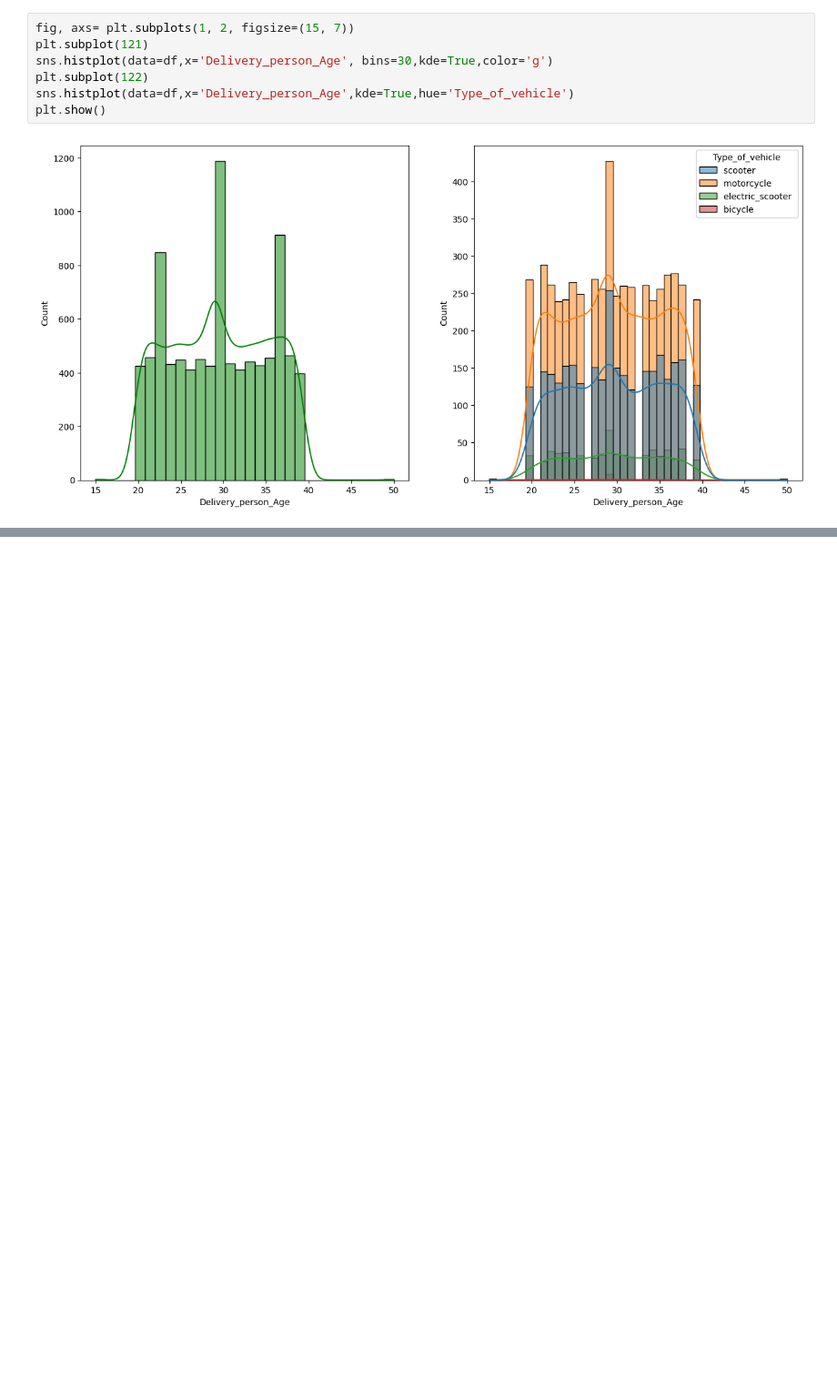
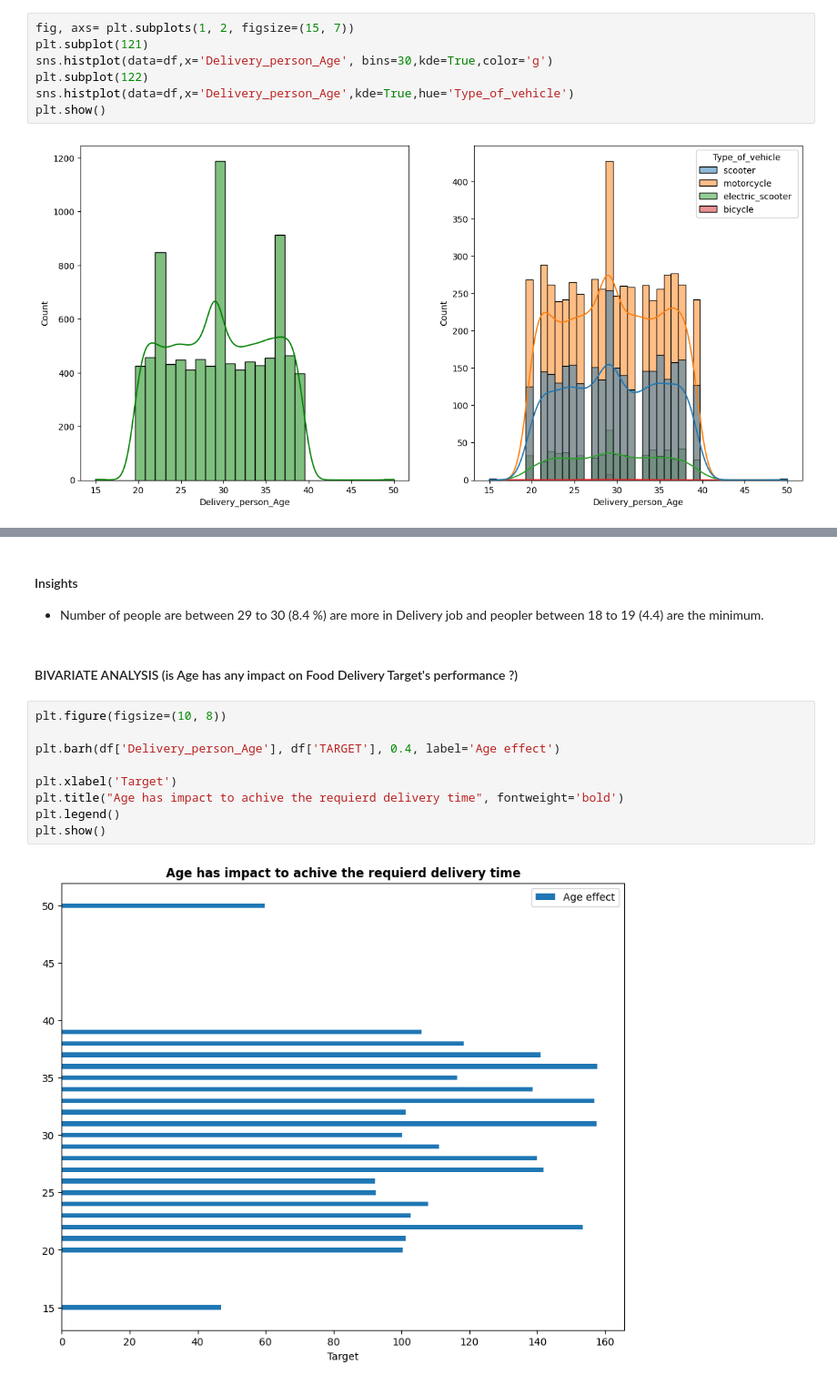
Before and after one commit to Yuvraj400/mlproject, a Jupyter notebook: notebook/1. EDA Food_Time_Data_Set.ipynb, the cells around one changed output, grey strips where cells are left out. Shown: that part at 91% size. Drawn from its saved outputs; the diff is of its cells as text; blank space fills up the shorter version.

```diff
--- a/notebook/1. EDA Food_Time_Data_Set.ipynb
+++ b/notebook/1. EDA Food_Time_Data_Set.ipynb
@@ -356,0 +431,17 @@ plt.show()
+# %% [markdown]
+#### Insights
+
+- Number of people are between 29 to 30 (8.4 %) are more in Delivery job and peopler between 18 to 19 (4.4) are the minimum.
+# %% [markdown]
+#### BIVARIATE ANALYSIS (is Age has any impact on Food Delivery Target's performance ?)
+# %%
+plt.figure(figsize=(10, 8))
+
+plt.barh(df['Delivery_person_Age'], df['TARGET'], 0.4, label='Age effect')
+
+plt.xlabel('Target')
+plt.title("Age has impact to achive the requierd delivery time", fontweight='bold')
+plt.legend()
+plt.show()
+# %% [output]
+[figure, added]
```
Also changed, not shown: parts of 18 cells of this notebook, 8 other files.
